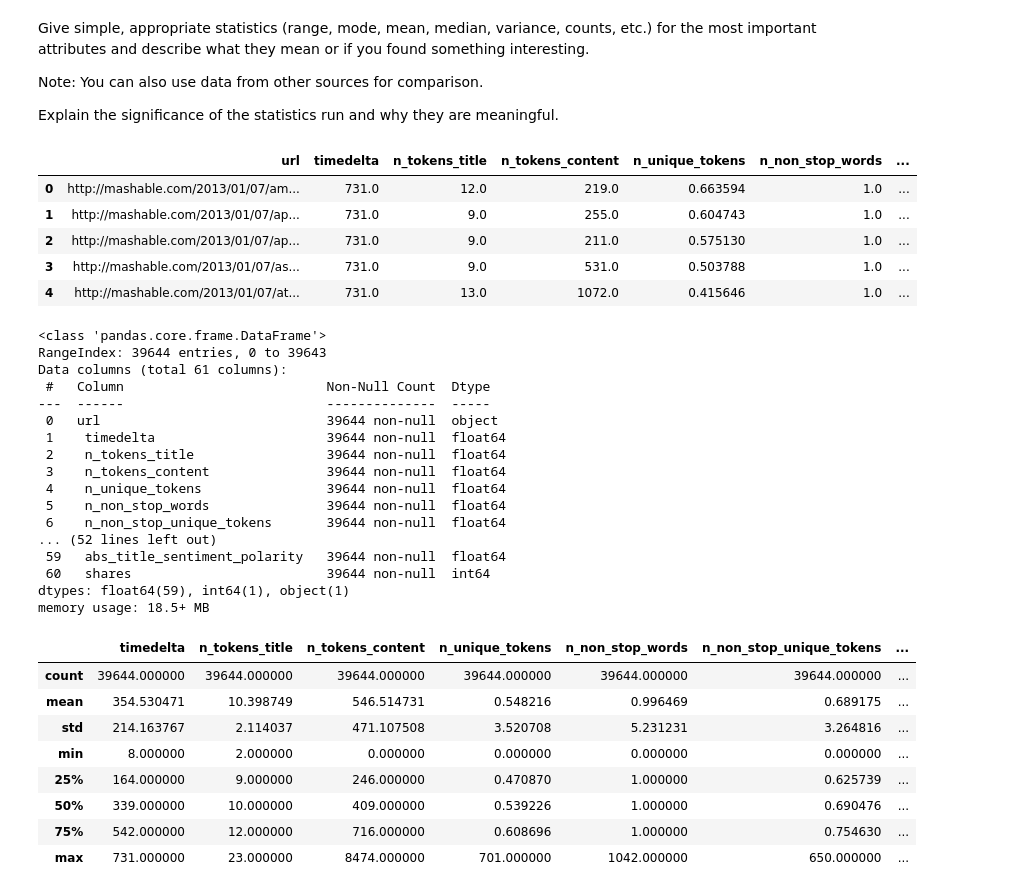
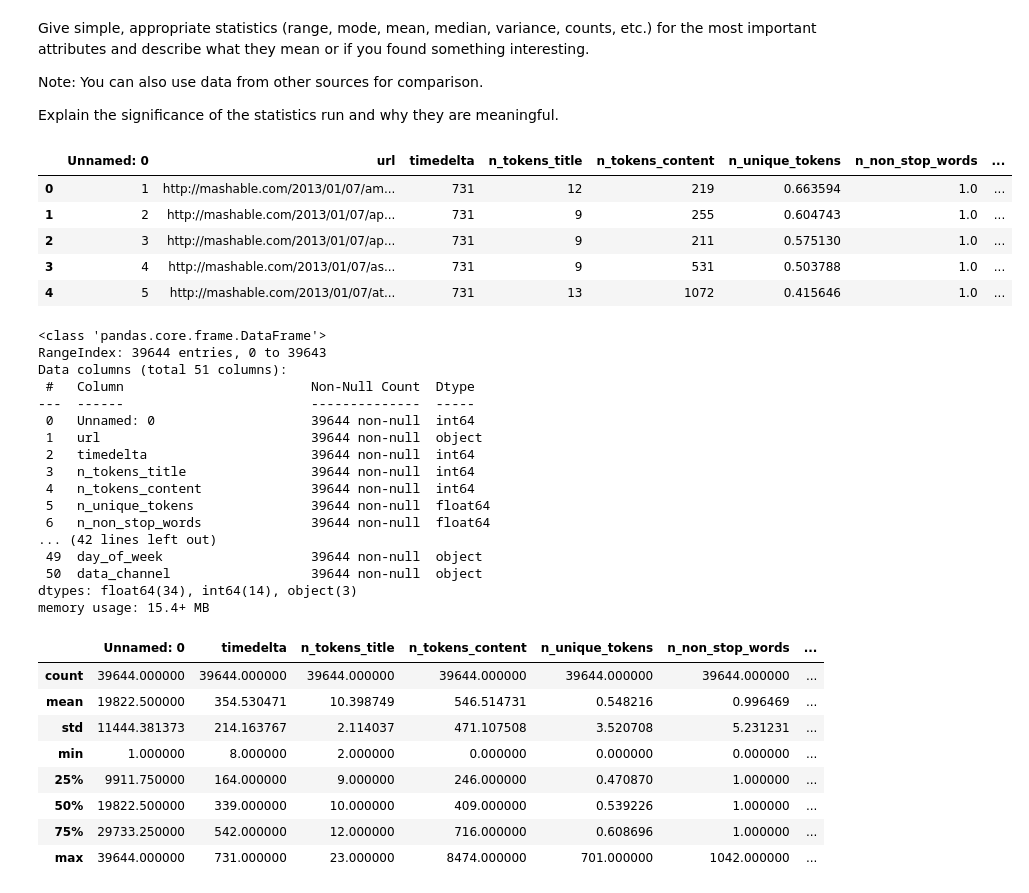
Before and after one commit to Mcusac/OnlineNewsPopML, a Jupyter notebook: WorkBooks/SimpleStats(Matt).ipynb, the cells around one changed output. Drawn from its saved outputs; the diff is of its cells as text; code cells hidden in the pictures.

```diff
--- a/WorkBooks/SimpleStats(Matt).ipynb
+++ b/WorkBooks/SimpleStats(Matt).ipynb
@@ -15,24 +15,22 @@ import matplotlib.pyplot as plt
 # Set the option to display all columns
 pd.set_option('max_columns', None)
 # %%
-
-
 # store file path
-file_path = '../Data/OnlineNewsPopularity.csv' # unclean
-# file_path = '../Data/CleanDF.csv' # clean
+# file_path = '../Data/OnlineNewsPopularity.csv' # unclean
+file_path = '../Data/ONPClean1.csv' # clean
 
 # read in the csv file
 df = pd.read_csv(file_path)
 
 # view dataframe
 df.head()
 # %% [output]
-|  | url | timedelta | n_tokens_title | n_tokens_content | n_unique_tokens | n_non_stop_words | ... |
-| 0 | http://mashable.com/2013/01/07/am... | 731.0 | 12.0 | 219.0 | 0.663594 | 1.0 | ... |
-| 1 | http://mashable.com/2013/01/07/ap... | 731.0 | 9.0 | 255.0 | 0.604743 | 1.0 | ... |
-| 2 | http://mashable.com/2013/01/07/ap... | 731.0 | 9.0 | 211.0 | 0.575130 | 1.0 | ... |
-| 3 | http://mashable.com/2013/01/07/as... | 731.0 | 9.0 | 531.0 | 0.503788 | 1.0 | ... |
-| 4 | http://mashable.com/2013/01/07/at... | 731.0 | 13.0 | 1072.0 | 0.415646 | 1.0 | ... |
+|  | Unnamed: 0 | url | timedelta | n_tokens_title | n_tokens_content | n_unique_tokens | n_non_stop_words | ... |
+| 0 | 1 | http://mashable.com/2013/01/07/am... | 731 | 12 | 219 | 0.663594 | 1.0 | ... |
+| 1 | 2 | http://mashable.com/2013/01/07/ap... | 731 | 9 | 255 | 0.604743 | 1.0 | ... |
+| 2 | 3 | http://mashable.com/2013/01/07/ap... | 731 | 9 | 211 | 0.575130 | 1.0 | ... |
+| 3 | 4 | http://mashable.com/2013/01/07/as... | 731 | 9 | 531 | 0.503788 | 1.0 | ... |
+| 4 | 5 | http://mashable.com/2013/01/07/at... | 731 | 13 | 1072 | 0.415646 | 1.0 | ... |
 # %%
 df.columns = [str(col) for col in df.columns]
 
@@ -41,32 +39,32 @@ df.info()
 # %% [output]
 <class 'pandas.core.frame.DataFrame'>
 RangeIndex: 39644 entries, 0 to 39643
-Data columns (total 61 columns):
- #   Column                          Non-Null Count  Dtype
----  ------                          --------------  -----
- 0   url                             39644 non-null  object
- 1    timedelta                      39644 non-null  float64
- 2    n_tokens_title                 39644 non-null  float64
- 3    n_tokens_content               39644 non-null  float64
- 4    n_unique_tokens                39644 non-null  float64
- 5    n_non_stop_words               39644 non-null  float64
- 6    n_non_stop_unique_tokens       39644 non-null  float64
-... (52 lines left out)
- 59   abs_title_sentiment_polarity   39644 non-null  float64
- 60   shares                         39644 non-null  int64
-dtypes: float64(59), int64(1), object(1)
-memory usage: 18.5+ MB
+Data columns (total 51 columns):
+ #   Column                        Non-Null Count  Dtype
+---  ------                        --------------  -----
+ 0   Unnamed: 0                    39644 non-null  int64
+ 1   url                           39644 non-null  object
+ 2   timedelta                     39644 non-null  int64
+ 3   n_tokens_title                39644 non-null  int64
+ 4   n_tokens_content              39644 non-null  int64
+ 5   n_unique_tokens               39644 non-null  float64
+ 6   n_non_stop_words              39644 non-null  float64
+... (42 lines left out)
+ 49  day_of_week                   39644 non-null  object
+ 50  data_channel                  39644 non-null  object
+dtypes: float64(34), int64(14), object(3)
+memory usage: 15.4+ MB
 # %%
 # Summary Statistics
 df.describe()
 # %% [output]
-|  | timedelta | n_tokens_title | n_tokens_content | n_unique_tokens | n_non_stop_words | n_non_stop_unique_tokens | ... |
+|  | Unnamed: 0 | timedelta | n_tokens_title | n_tokens_content | n_unique_tokens | n_non_stop_words | ... |
 | count | 39644.000000 | 39644.000000 | 39644.000000 | 39644.000000 | 39644.000000 | 39644.000000 | ... |
-| mean | 354.530471 | 10.398749 | 546.514731 | 0.548216 | 0.996469 | 0.689175 | ... |
-| std | 214.163767 | 2.114037 | 471.107508 | 3.520708 | 5.231231 | 3.264816 | ... |
-| min | 8.000000 | 2.000000 | 0.000000 | 0.000000 | 0.000000 | 0.000000 | ... |
-| 25% | 164.000000 | 9.000000 | 246.000000 | 0.470870 | 1.000000 | 0.625739 | ... |
-| 50% | 339.000000 | 10.000000 | 409.000000 | 0.539226 | 1.000000 | 0.690476 | ... |
-| 75% | 542.000000 | 12.000000 | 716.000000 | 0.608696 | 1.000000 | 0.754630 | ... |
-| max | 731.000000 | 23.000000 | 8474.000000 | 701.000000 | 1042.000000 | 650.000000 | ... |
+| mean | 19822.500000 | 354.530471 | 10.398749 | 546.514731 | 0.548216 | 0.996469 | ... |
+| std | 11444.381373 | 214.163767 | 2.114037 | 471.107508 | 3.520708 | 5.231231 | ... |
+| min | 1.000000 | 8.000000 | 2.000000 | 0.000000 | 0.000000 | 0.000000 | ... |
+| 25% | 9911.750000 | 164.000000 | 9.000000 | 246.000000 | 0.470870 | 1.000000 | ... |
+| 50% | 19822.500000 | 339.000000 | 10.000000 | 409.000000 | 0.539226 | 1.000000 | ... |
+| 75% | 29733.250000 | 542.000000 | 12.000000 | 716.000000 | 0.608696 | 1.000000 | ... |
+| max | 39644.000000 | 731.000000 | 23.000000 | 8474.000000 | 701.000000 | 1042.000000 | ... |
 # %%
```
Also changed, not shown: parts of 1 cell of this notebook, 1 other file.
